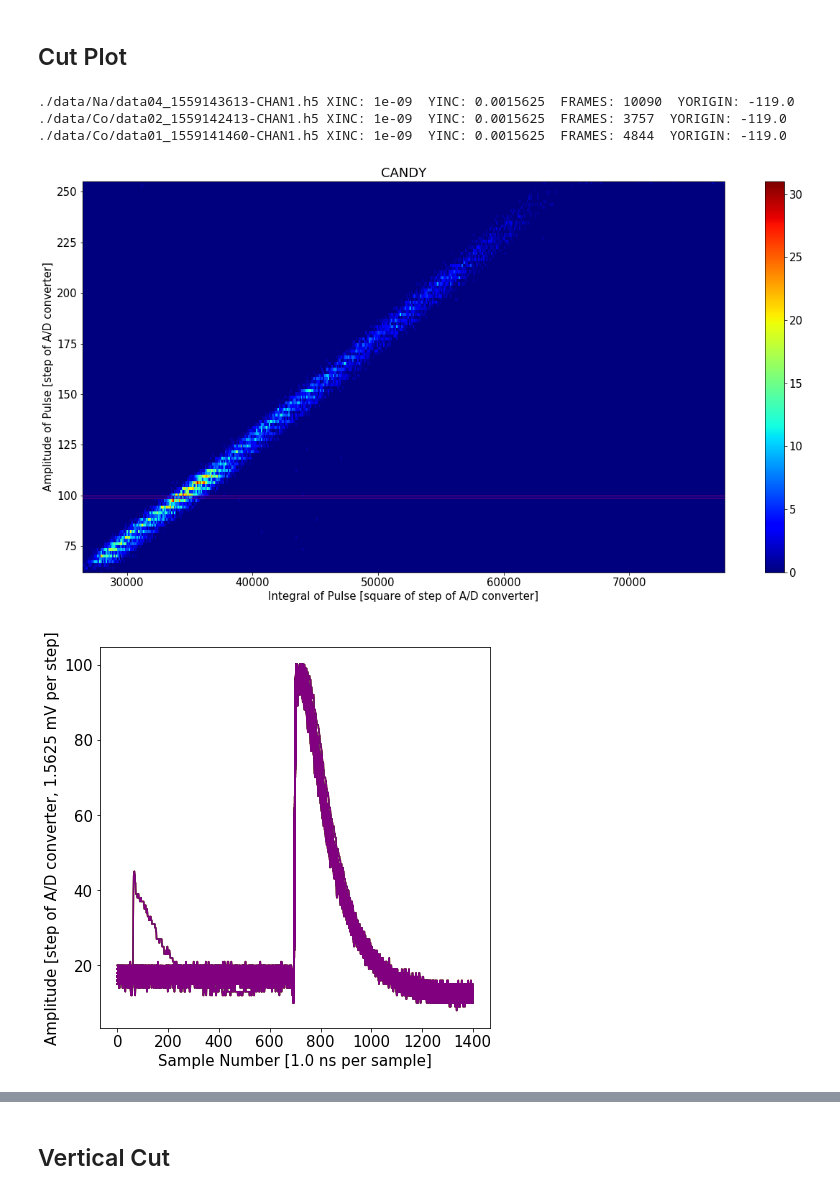
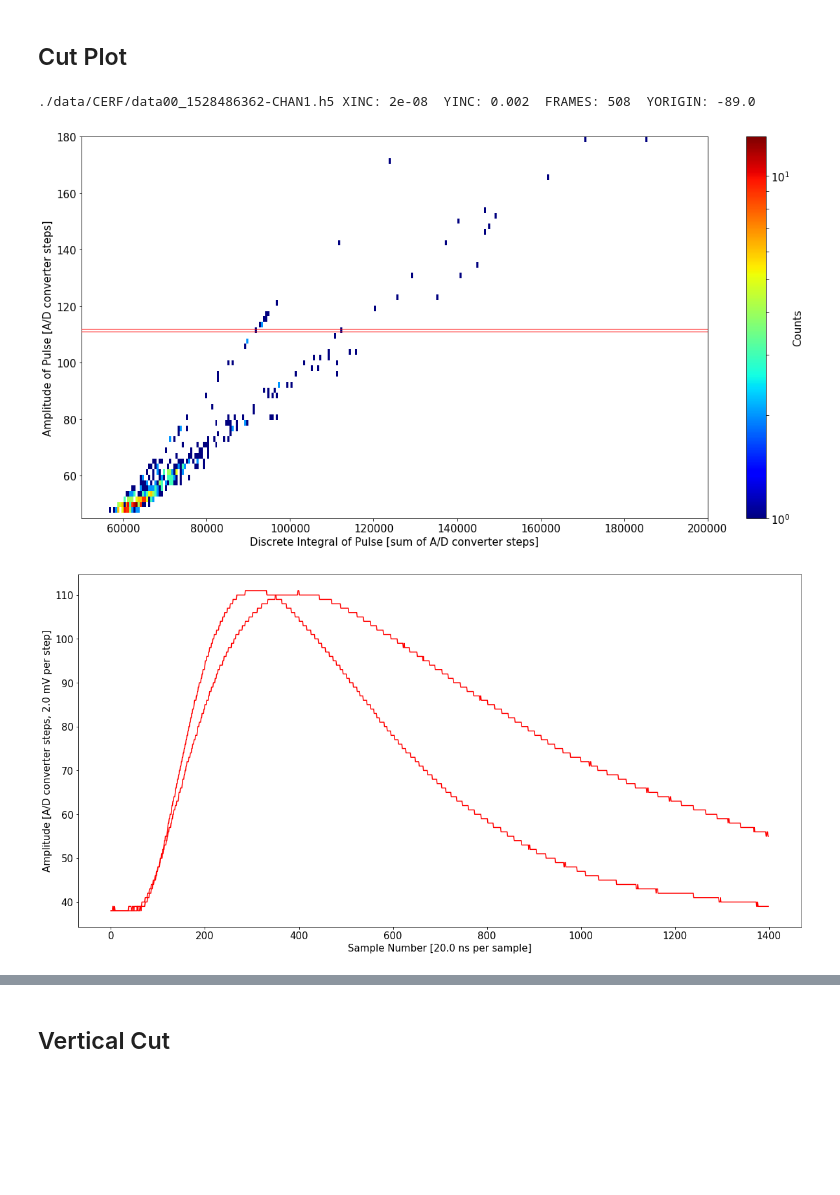
Before and after one commit to ODZ-UJF-AV-CR/Paper---Characterisation-of-mixed-radiation-field-by-PIN-diode-detector-on-board-aircraft, a Jupyter notebook: osciloskop-hystogram.ipynb, the cells around one changed output, grey strips where cells are left out. Cells and saved outputs as stored; diff of their text form; code cells hidden in the pictures; blank space fills up the shorter version.

```diff
--- a/osciloskop-hystogram.ipynb
+++ b/osciloskop-hystogram.ipynb
@@ -194,16 +495,17 @@ Text(0,0.5,'Amplitude of Pulse [step of A/D converter]')
 # %% [markdown]
 # Simply replot the current x, y in a nicer way
 # %%
-matplotlib.rcParams.update({'font.size': 16})
-plt.figure(figsize=(20,10))
+matplotlib.rcParams.update({'font.size': 30})
+plt.figure(figsize=(40,20))
 plt.tight_layout()
 
-ble = plt.hist2d(y, x, bins=(500,190), range= [[10000, 200000], [10,255]], norm=matplotlib.colors.LogNorm(), cmap=plt.cm.jet)
-plt.xlabel('Integral of Pulse [steps of ADC multiple by sample time]')
-plt.ylabel('Amplitude of Pulse [steps of ADC]')
-#plt.xlabel('Plocha pulzu [krok pulzu krat vzorkovaci cas]')
-#plt.ylabel('Amplituda pulzu [kroky ADC]')
-plt.title('PCRD, V_bias 3 V, step of ADC = ' + str(yinc) + ' [V], step of time = ' + str(xinc) + ' [s], frames = '+ str(all_frames))
+#ble = plt.hist2d(y, x, bins=(300,90), range= [[10000, 200000], [10,255]], norm=matplotlib.colors.LogNorm(), cmap=plt.cm.jet)
+#ble = plt.hist2d(y, x, bins=(500,130), range= [[72000, 150000], [58,185]], norm=matplotlib.colors.LogNorm(), cmap=plt.cm.jet)
+#HIMAC ble = plt.hist2d(y, x, bins=(500,130), range= [[10000, 250000], [30,270]], norm=matplotlib.colors.LogNorm(), cmap=plt.cm.jet)
+ble = plt.hist2d(y, x, bins=(500,55), range= [[10000, 50000], [11,65]], norm=matplotlib.colors.LogNorm(), cmap=plt.cm.autumn)
+plt.xlabel('Discrete Integral of Pulse [sum of A/D converter steps]')
+plt.ylabel('Amplitude of Pulse [A/D converter steps]')
+plt.title(r'$U_{bias}$=3 V, step of ADC = ' + str(yinc) + ' V, step of time = ' + str(xinc) + ' s, '+ str(all_frames) + ' events')
 cb = plt.colorbar()
 cb.set_label('Counts')
 # %% [output]
@@ -290,7 +592,7 @@ def ProcessData():
 
 
 def Cut(maxmax,minmin,colour):
-    for f in glob.iglob("./data/**/data*.h5"): # generator, search immediate subdirectories
+    for f in glob.iglob("./data/CERF/data*.h5"): # generator, search immediate subdirectories
         try:
             with h5py.File(f,'r') as hf:
                 frames = np.array(hf.get('FRAMES'))
@@ -312,7 +614,7 @@ def Cut(maxmax,minmin,colour):
             pass
 
 
-for f in glob.iglob("./data/**/data*.h5"): # generator, search immediate subdirectories
+for f in glob.iglob("./data/CERF/data*.h5"): # generator, search immediate subdirectories
     print f,
     try:
         with h5py.File(f,'r') as hf:
@@ -323,61 +625,59 @@ for f in glob.iglob("./data/**/data*.h5"): # generator, search immediate subdire
 
 plt.figure(1,figsize=(20,10))
 matplotlib.rc('axes',edgecolor='black')
 
-#ble = plt.hist2d(y, x, bins=(500,128), norm=matplotlib.colors.LogNorm(), cmap=plt.cm.jet)
-ble = plt.hist2d(y, x, bins=(500,128),  cmap=plt.cm.jet)
+ble = plt.hist2d(y, x, bins=(300,70), range= [[50000, 200000], [45,180]], norm=matplotlib.colors.LogNorm(), cmap=plt.cm.jet)
+#ble = plt.hist2d(y, x, bins=(500,128),  cmap=plt.cm.jet)
 #plt.xlim(60000,125000)
 #plt.ylim(50,225)
-plt.title('CANDY')
-plt.xlabel('Integral of Pulse [square of step of A/D converter]')
-plt.ylabel('Amplitude of Pulse [step of A/D converter]')
-cb = plt.colorbar()
+#plt.title('CANDY')
+plt.xlabel('Discrete Integral of Pulse [sum of A/D converter steps]')
+plt.ylabel('Amplitude of Pulse [A/D converter steps]')
+cb = plt.colorbar(label='Counts')
 
-maxmax1 = 100
+maxmax1 = 111
 maxmax2 = 100
 maxmax3 = 100
 maxmax4 = 46
 maxmax5 = 35
 width = 1
 
 minmin1 = maxmax1-width
-plt.plot([0,150000],[maxmax1,maxmax1],c='r',lw=1,zorder=99)
-plt.plot([0,150000],[minmin1,minmin1],c='r',lw=1,zorder=99)
+plt.plot([0,250000],[maxmax1+1,maxmax1+1],c='r',lw=1,zorder=99)
+plt.plot([0,250000],[minmin1+1,minmin1+1],c='r',lw=1,zorder=99)
 
 minmin2 = maxmax2-width
-plt.plot([0,150000],[maxmax2,maxmax2],c='g',lw=1,zorder=99)
-plt.plot([0,150000],[minmin2,minmin2],c='g',lw=1,zorder=99)
+#plt.plot([0,150000],[maxmax2,maxmax2],c='g',lw=1,zorder=99)
+#plt.plot([0,150000],[minmin2,minmin2],c='g',lw=1,zorder=99)
 
 minmin3 = maxmax3-width
-plt.plot([0,150000],[maxmax3,maxmax3],c='purple',lw=1,zorder=99)
-plt.plot([0,150000],[minmin3,minmin3],c='purple',lw=1,zorder=99)
+#plt.plot([0,150000],[maxmax3,maxmax3],c='purple',lw=1,zorder=99)
+#plt.plot([0,150000],[minmin3,minmin3],c='purple',lw=1,zorder=99)
 
 minmin4 = maxmax4-width
-plt.plot([0,150000],[maxmax4,maxmax4],c='orange',lw=1,zorder=99)
-plt.plot([0,150000],[minmin4,minmin4],c='orange',lw=1,zorder=99)
+#plt.plot([0,150000],[maxmax4,maxmax4],c='orange',lw=1,zorder=99)
+#plt.plot([0,150000],[minmin4,minmin4],c='orange',lw=1,zorder=99)
 
 minmin5 = maxmax5-width
-plt.plot([0,150000],[maxmax5,maxmax5],c='grey',lw=1,zorder=99)
-plt.plot([0,150000],[minmin5,minmin5],c='grey',lw=1,zorder=99)
+#plt.plot([0,150000],[maxmax5,maxmax5],c='grey',lw=1,zorder=99)
+#plt.plot([0,150000],[minmin5,minmin5],c='grey',lw=1,zorder=99)
 
-plt.figure(2,figsize=(7,7))
+plt.figure(2,figsize=(20,10))
 #matplotlib.rc('axes',edgecolor='r')
 Cut(maxmax1,minmin1,'r')
-Cut(maxmax2,minmin2,'g')
-Cut(maxmax3,minmin3,'purple')
-Cut(maxmax4,minmin4,'orange')
-Cut(maxmax5,minmin5,'grey')
+#Cut(maxmax2,minmin2,'g')
+#Cut(maxmax3,minmin3,'purple')
+#Cut(maxmax4,minmin4,'orange')
+#Cut(maxmax5,minmin5,'grey')
 
 plt.xlabel('Sample Number ['+ str(xinc*1e9)+' ns per sample]')
-plt.ylabel('Amplitude [step of A/D converter, '+ str(yinc*1e3) + ' mV per step]')
+plt.ylabel('Amplitude [A/D converter steps, '+ str(yinc*1e3) + ' mV per step]')
 
 plt.show()
 # %% [output]
-./data/Na/data04_1559143613-CHAN1.h5 XINC: 1e-09  YINC: 0.0015625  FRAMES: 10090  YORIGIN: -119.0
-./data/Co/data02_1559142413-CHAN1.h5 XINC: 1e-09  YINC: 0.0015625  FRAMES: 3757  YORIGIN: -119.0
-./data/Co/data01_1559141460-CHAN1.h5 XINC: 1e-09  YINC: 0.0015625  FRAMES: 4844  YORIGIN: -119.0
+./data/CERF/data00_1528486362-CHAN1.h5 XINC: 2e-08  YINC: 0.002  FRAMES: 508  YORIGIN: -89.0
-[figure, old version]
+[figure, new version]
-[figure, old version]
+[figure, new version]
 # %%
 matplotlib.rcParams.update({'font.size': 15})
 
```
Also changed, not shown: parts of 7 cells of this notebook, 2 other files.
